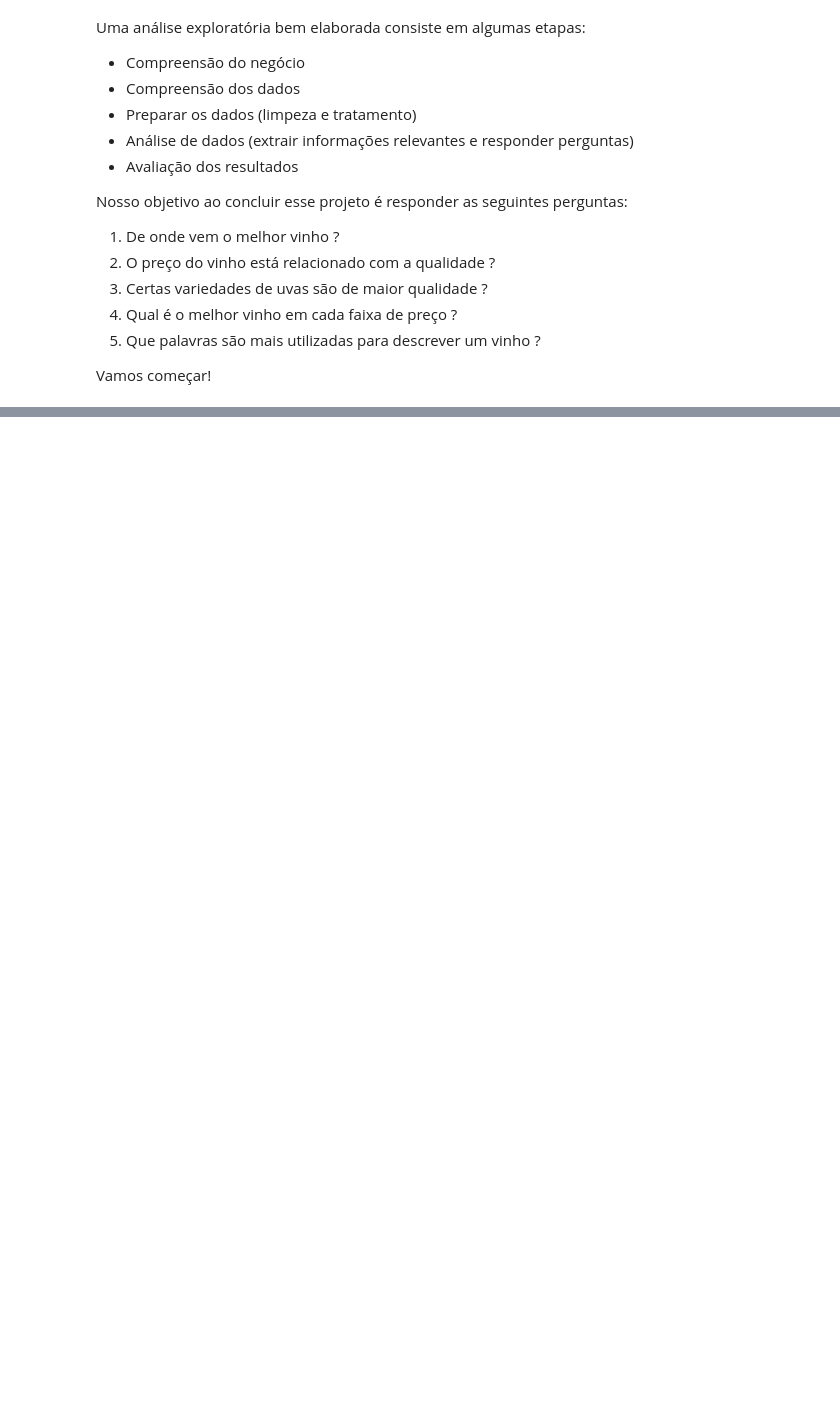
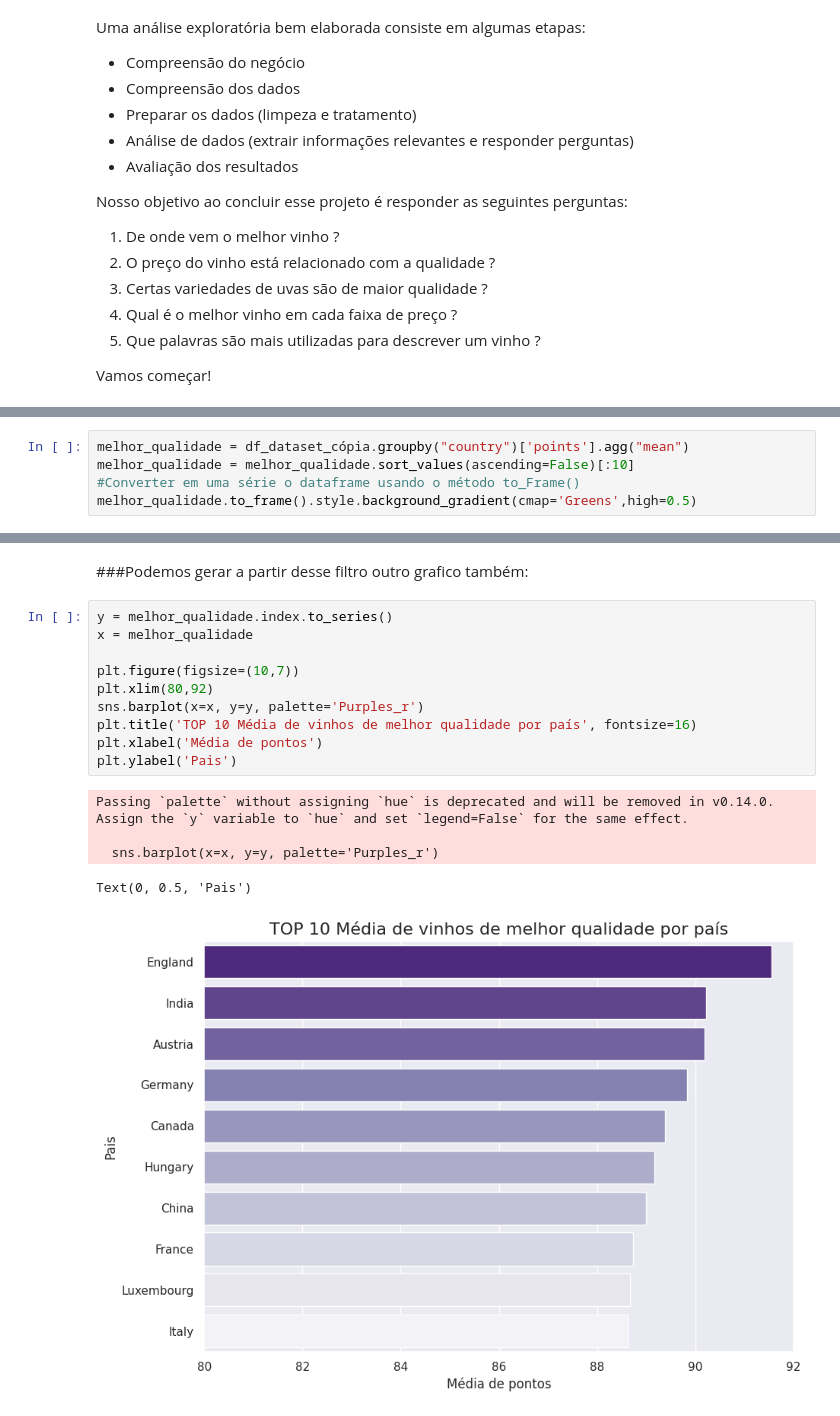
Before and after one commit to SaraSilvaa/Aula-Mineira-o-de-Dados, a Jupyter notebook: Sara_Martins_da_Silva.ipynb, the cells around one changed output, grey strips where cells are left out. Saved outputs shown, nothing was run; the diff lists cells and outputs as text; blank space fills up the shorter version.

```diff
--- a/Sara_Martins_da_Silva.ipynb
+++ b/Sara_Martins_da_Silva.ipynb
@@ -31,0 +305,5 @@ Vamos começar!
+# %%
+melhor_qualidade = df_dataset_cópia.groupby("country")['points'].agg("mean")
+melhor_qualidade = melhor_qualidade.sort_values(ascending=False)[:10]
+#Converter em uma série o dataframe usando o método to_Frame()
+melhor_qualidade.to_frame().style.background_gradient(cmap='Greens',high=0.5)
@@ -31,0 +323,18 @@ Vamos começar!
+# %% [markdown]
+###Podemos gerar a partir desse filtro outro grafico também:
+# %%
+y = melhor_qualidade.index.to_series()
+x = melhor_qualidade
+
+plt.figure(figsize=(10,7))
+plt.xlim(80,92)
+sns.barplot(x=x, y=y, palette='Purples_r')
+plt.title('TOP 10 Média de vinhos de melhor qualidade por país', fontsize=16)
+plt.xlabel('Média de pontos')
+plt.ylabel('Pais')
+# %% [output]
+Passing `palette` without assigning `hue` is deprecated and will be removed in v0.14.0. Assign the `y` variable to `hue` and set `legend=False` for the same effect.
+
+  sns.barplot(x=x, y=y, palette='Purples_r')
+Text(0, 0.5, 'Pais')
+[figure, added]
```
Also changed, not shown: parts of 64 cells of this notebook.
